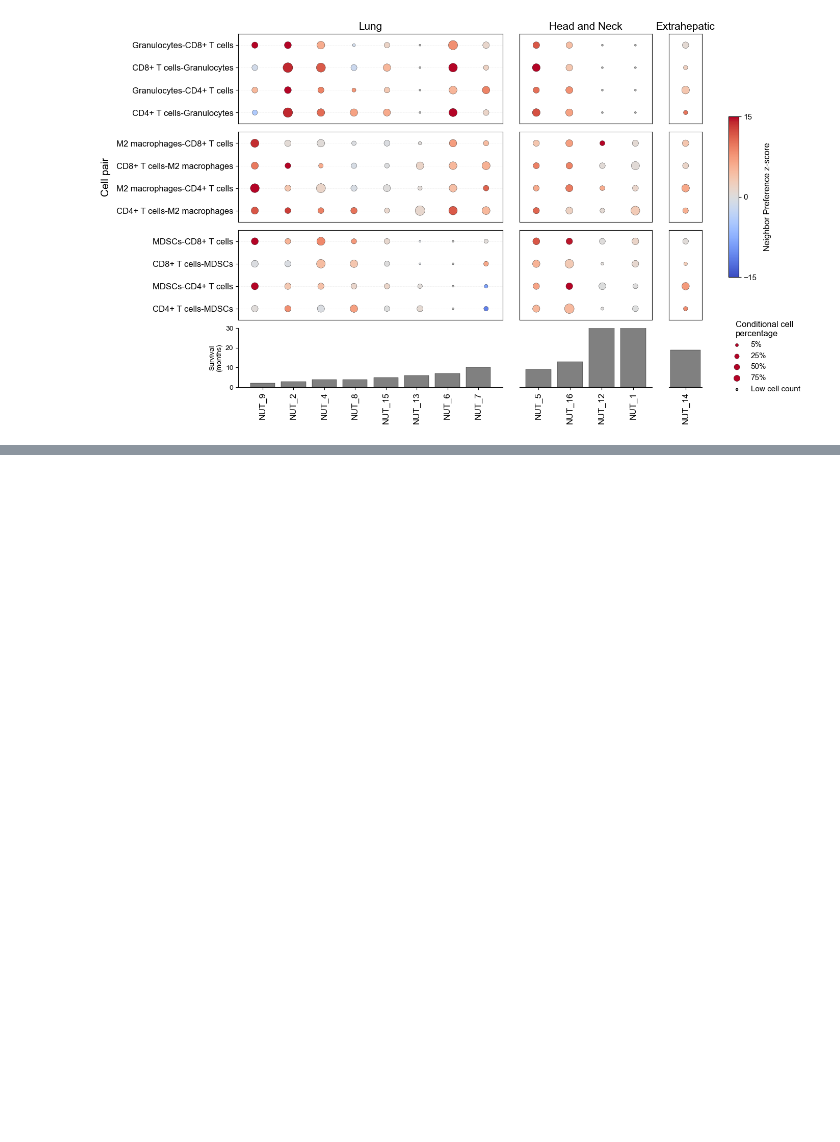
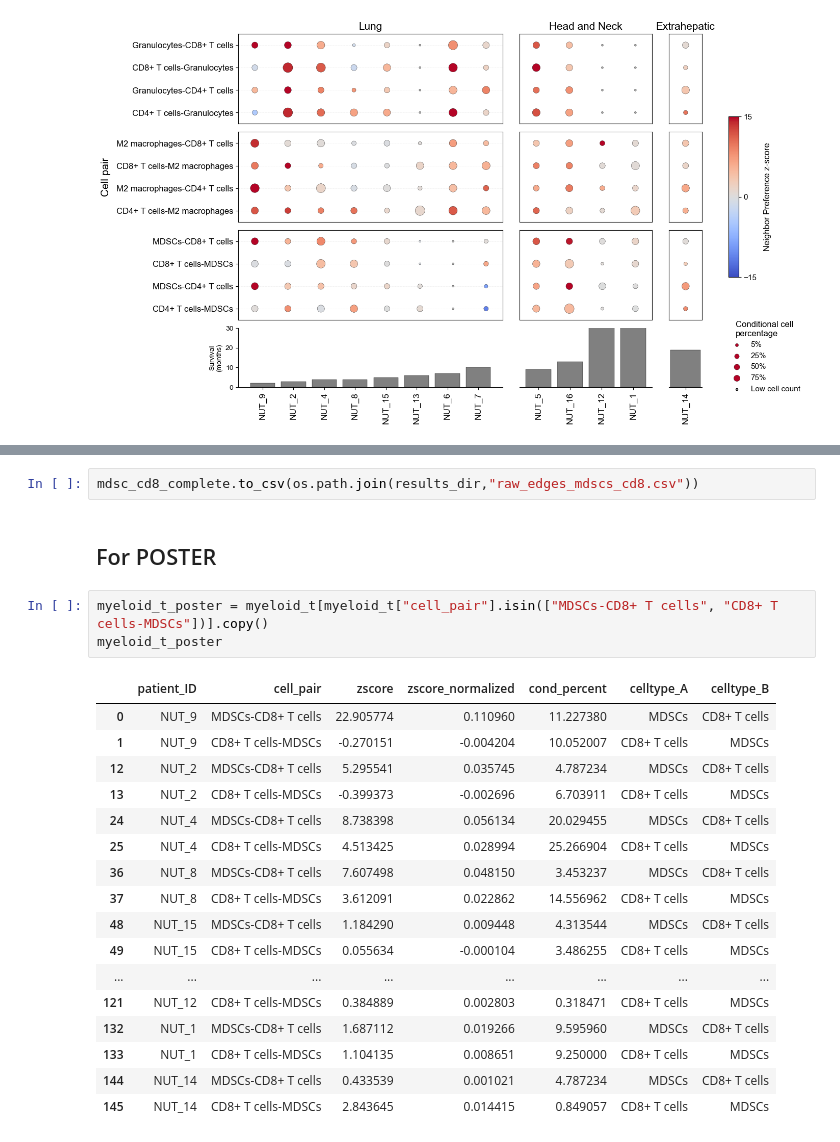
Before and after one commit to SchapiroLabor/NUT_spatial, a Jupyter notebook: cozi/cozi.ipynb, the cells around one changed output, grey strips where cells are left out. Cells and saved outputs as stored; diff of their text form; blank space fills up the shorter version.

```diff
--- a/cozi/cozi.ipynb
+++ b/cozi/cozi.ipynb
@@ -329,0 +406,25 @@ raw_interaction_table = raw_interaction_table.merge(tumor_cells, on="patient_exp
+# %%
+mdsc_cd8_complete.to_csv(os.path.join(results_dir,"raw_edges_mdscs_cd8.csv"))
+# %% [markdown]
+## For POSTER
+# %%
+myeloid_t_poster = myeloid_t[myeloid_t["cell_pair"].isin(["MDSCs-CD8+ T cells", "CD8+ T cells-MDSCs"])].copy()
+myeloid_t_poster
+# %% [output]
+|  | patient_ID | cell_pair | zscore | zscore_normalized | cond_percent | celltype_A | celltype_B |
+| 0 | NUT_9 | MDSCs-CD8+ T cells | 22.905774 | 0.110960 | 11.227380 | MDSCs | CD8+ T cells |
+| 1 | NUT_9 | CD8+ T cells-MDSCs | -0.270151 | -0.004204 | 10.052007 | CD8+ T cells | MDSCs |
+| 12 | NUT_2 | MDSCs-CD8+ T cells | 5.295541 | 0.035745 | 4.787234 | MDSCs | CD8+ T cells |
+| 13 | NUT_2 | CD8+ T cells-MDSCs | -0.399373 | -0.002696 | 6.703911 | CD8+ T cells | MDSCs |
+| 24 | NUT_4 | MDSCs-CD8+ T cells | 8.738398 | 0.056134 | 20.029455 | MDSCs | CD8+ T cells |
+| 25 | NUT_4 | CD8+ T cells-MDSCs | 4.513425 | 0.028994 | 25.266904 | CD8+ T cells | MDSCs |
+| 36 | NUT_8 | MDSCs-CD8+ T cells | 7.607498 | 0.048150 | 3.453237 | MDSCs | CD8+ T cells |
+| 37 | NUT_8 | CD8+ T cells-MDSCs | 3.612091 | 0.022862 | 14.556962 | CD8+ T cells | MDSCs |
+| 48 | NUT_15 | MDSCs-CD8+ T cells | 1.184290 | 0.009448 | 4.313544 | MDSCs | CD8+ T cells |
+| 49 | NUT_15 | CD8+ T cells-MDSCs | 0.055634 | -0.000104 | 3.486255 | CD8+ T cells | MDSCs |
+| ... | ... | ... | ... | ... | ... | ... | ... |
+| 121 | NUT_12 | CD8+ T cells-MDSCs | 0.384889 | 0.002803 | 0.318471 | CD8+ T cells | MDSCs |
+| 132 | NUT_1 | MDSCs-CD8+ T cells | 1.687112 | 0.019266 | 9.595960 | MDSCs | CD8+ T cells |
+| 133 | NUT_1 | CD8+ T cells-MDSCs | 1.104135 | 0.008651 | 9.250000 | CD8+ T cells | MDSCs |
+| 144 | NUT_14 | MDSCs-CD8+ T cells | 0.433539 | 0.001021 | 4.787234 | MDSCs | CD8+ T cells |
+| 145 | NUT_14 | CD8+ T cells-MDSCs | 2.843645 | 0.014415 | 0.849057 | CD8+ T cells | MDSCs |
```
Also changed, not shown: parts of 7 cells of this notebook, 9 other files.
